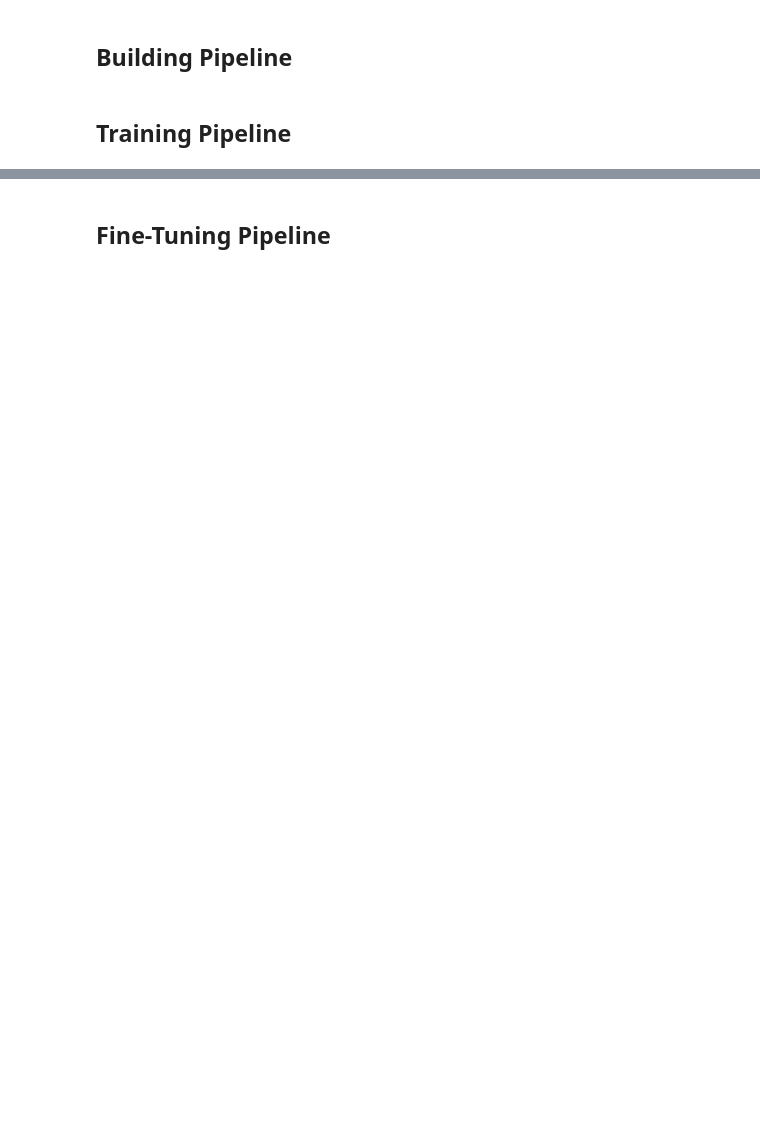
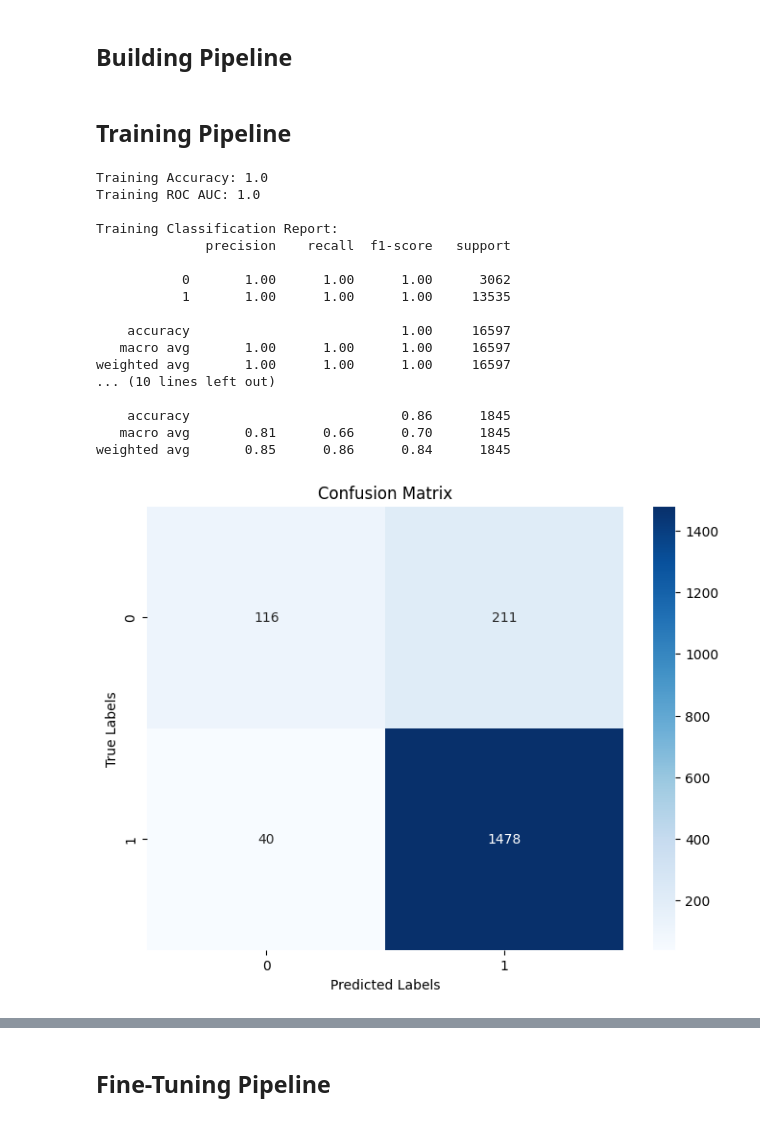
Before and after one commit to TiaZhang92/3rd-nano-dsnd-pipelines-project, a Jupyter notebook: starter/starter.ipynb, the cells around one changed output, grey strips where cells are left out. Cells and saved outputs as stored; diff of their text form; code cells hidden in the pictures; blank space fills up the shorter version.

```diff
--- a/starter/starter.ipynb
+++ b/starter/starter.ipynb
@@ -76,2 +242,53 @@ X_train, X_test, y_train, y_test = train_test_split(
 # %% [markdown]
 ## Training Pipeline
+# %%
+# Train the model
+model_pipeline.fit(X_train, y_train)
+
+# Make predictions on training data
+y_train_pred = model_pipeline.predict(X_train)
+y_train_prob = model_pipeline.predict_proba(X_train)[:, 1]
+
+# Evaluate on training data
+print("Training Accuracy:", accuracy_score(y_train, y_train_pred))
+print("Training ROC AUC:", roc_auc_score(y_train, y_train_prob))
+print("\nTraining Classification Report:")
+print(classification_report(y_train, y_train_pred))
+
+# Make predictions on test data
+y_test_pred = model_pipeline.predict(X_test)
+y_test_prob = model_pipeline.predict_proba(X_test)[:, 1]
+
+# Evaluate on test data
+print("\nTest Accuracy:", accuracy_score(y_test, y_test_pred))
+print("Test ROC AUC:", roc_auc_score(y_test, y_test_prob))
+print("\nTest Classification Report:")
+print(classification_report(y_test, y_test_pred))
+
+# Plot confusion matrix
+plt.figure(figsize=(8, 6))
+cm = confusion_matrix(y_test, y_test_pred)
+sns.heatmap(cm, annot=True, fmt='d', cmap='Blues')
+plt.title('Confusion Matrix')
+plt.xlabel('Predicted Labels')
+plt.ylabel('True Labels')
+plt.show()
+# %% [output]
+Training Accuracy: 1.0
+Training ROC AUC: 1.0
+
+Training Classification Report:
+              precision    recall  f1-score   support
+
+           0       1.00      1.00      1.00      3062
+           1       1.00      1.00      1.00     13535
+
+    accuracy                           1.00     16597
+   macro avg       1.00      1.00      1.00     16597
+weighted avg       1.00      1.00      1.00     16597
+... (10 lines left out)
+
+    accuracy                           0.86      1845
+   macro avg       0.81      0.66      0.70      1845
+weighted avg       0.85      0.86      0.84      1845
+[figure, added]
```
Also changed, not shown: parts of 14 cells of this notebook.
